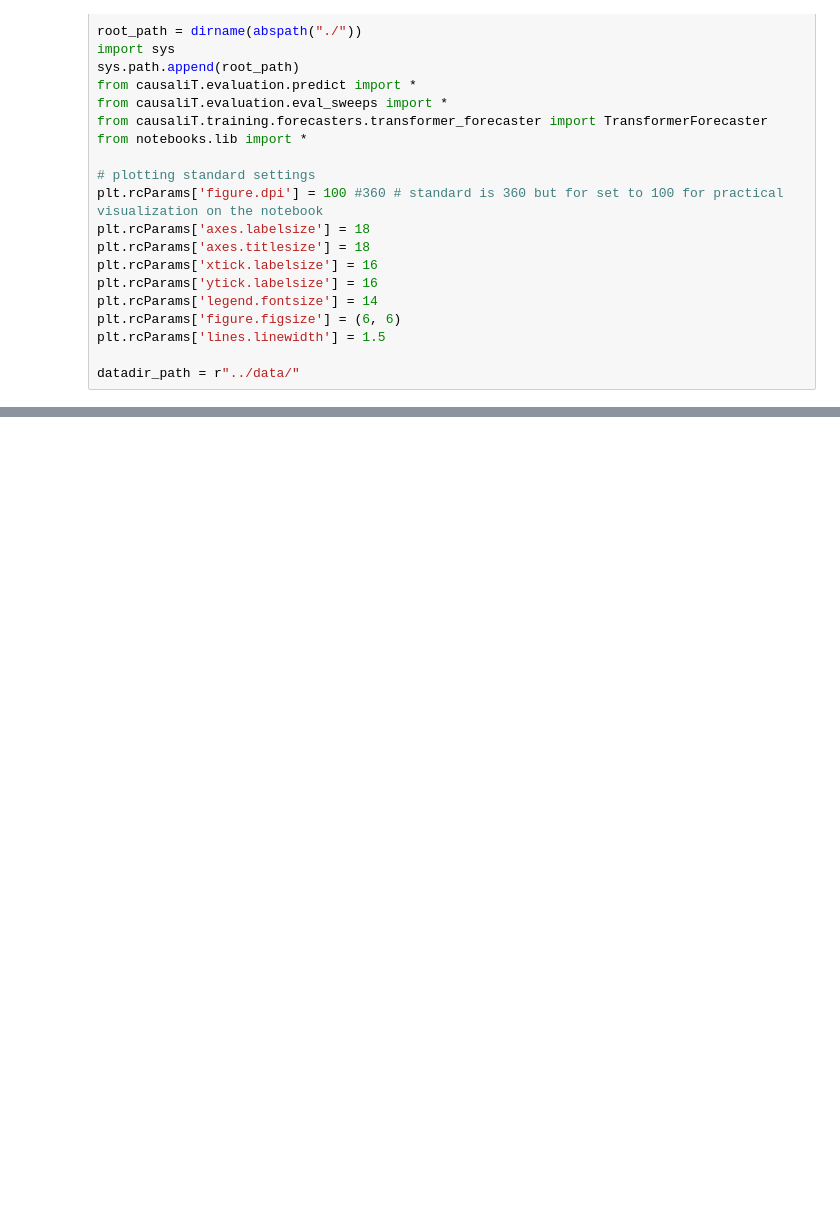
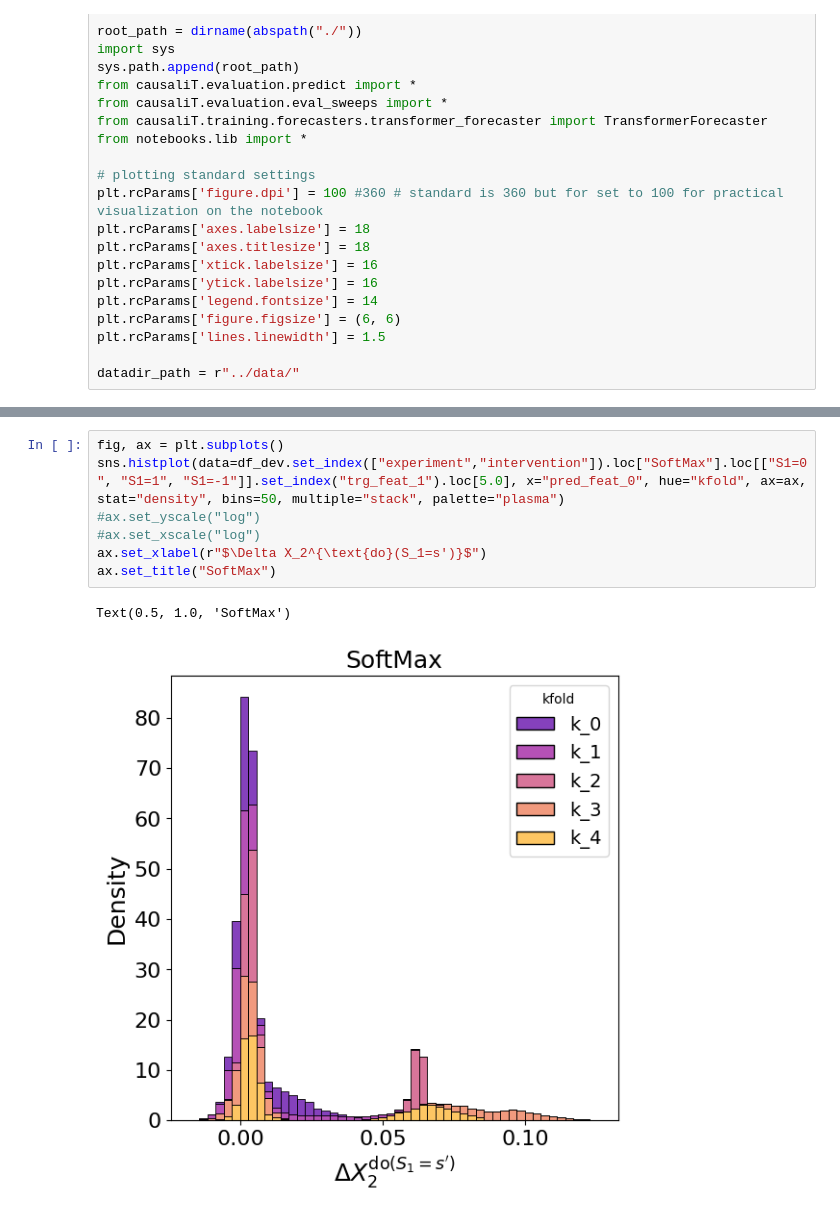
Before and after one commit to scipi1/causaliT, a Jupyter notebook: notebooks/nb_intervention.ipynb, the cells around one changed output, grey strips where cells are left out. Saved outputs shown, nothing was run; the diff lists cells and outputs as text; blank space fills up the shorter version.

```diff
--- a/notebooks/nb_intervention.ipynb
+++ b/notebooks/nb_intervention.ipynb
@@ -233,0 +223,10 @@ sns.histplot(data=df_deviation.set_index(["experiment", "trg_feat_1"]).loc["Soft
+# %%
+fig, ax = plt.subplots()
+sns.histplot(data=df_dev.set_index(["experiment","intervention"]).loc["SoftMax"].loc[["S1=0", "S1=1", "S1=-1"]].set_index("trg_feat_1").loc[5.0], x="pred_feat_0", hue="kfold", ax=ax, stat="density", bins=50, multiple="stack", palette="plasma")
+#ax.set_yscale("log")
+#ax.set_xscale("log")
+ax.set_xlabel(r"$\Delta X_2^{\text{do}(S_1=s')}$")
+ax.set_title("SoftMax")
+# %% [output]
+Text(0.5, 1.0, 'SoftMax')
+[figure, added]
```
Also changed, not shown: parts of 27 cells of this notebook, 51 other files.
